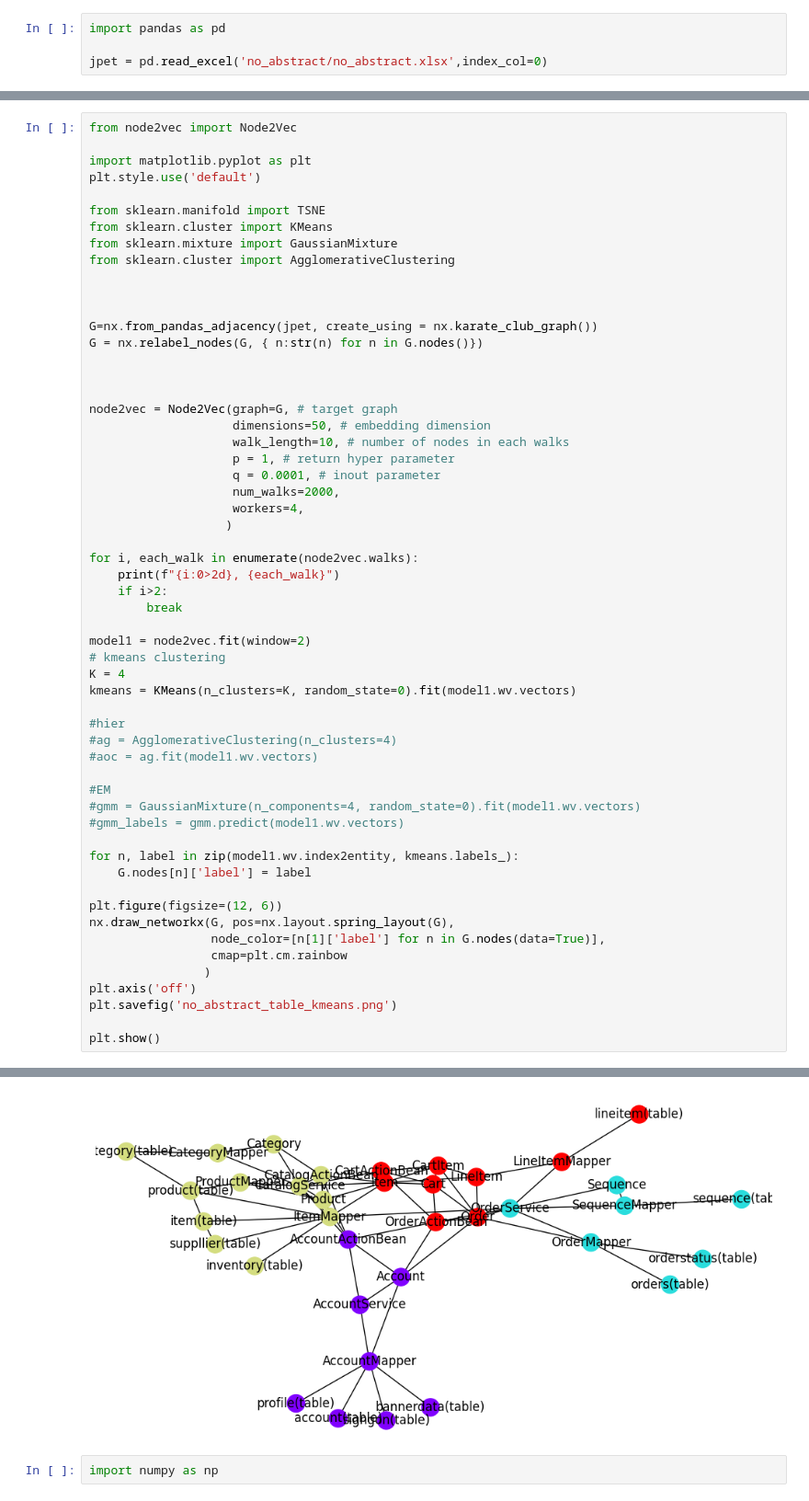
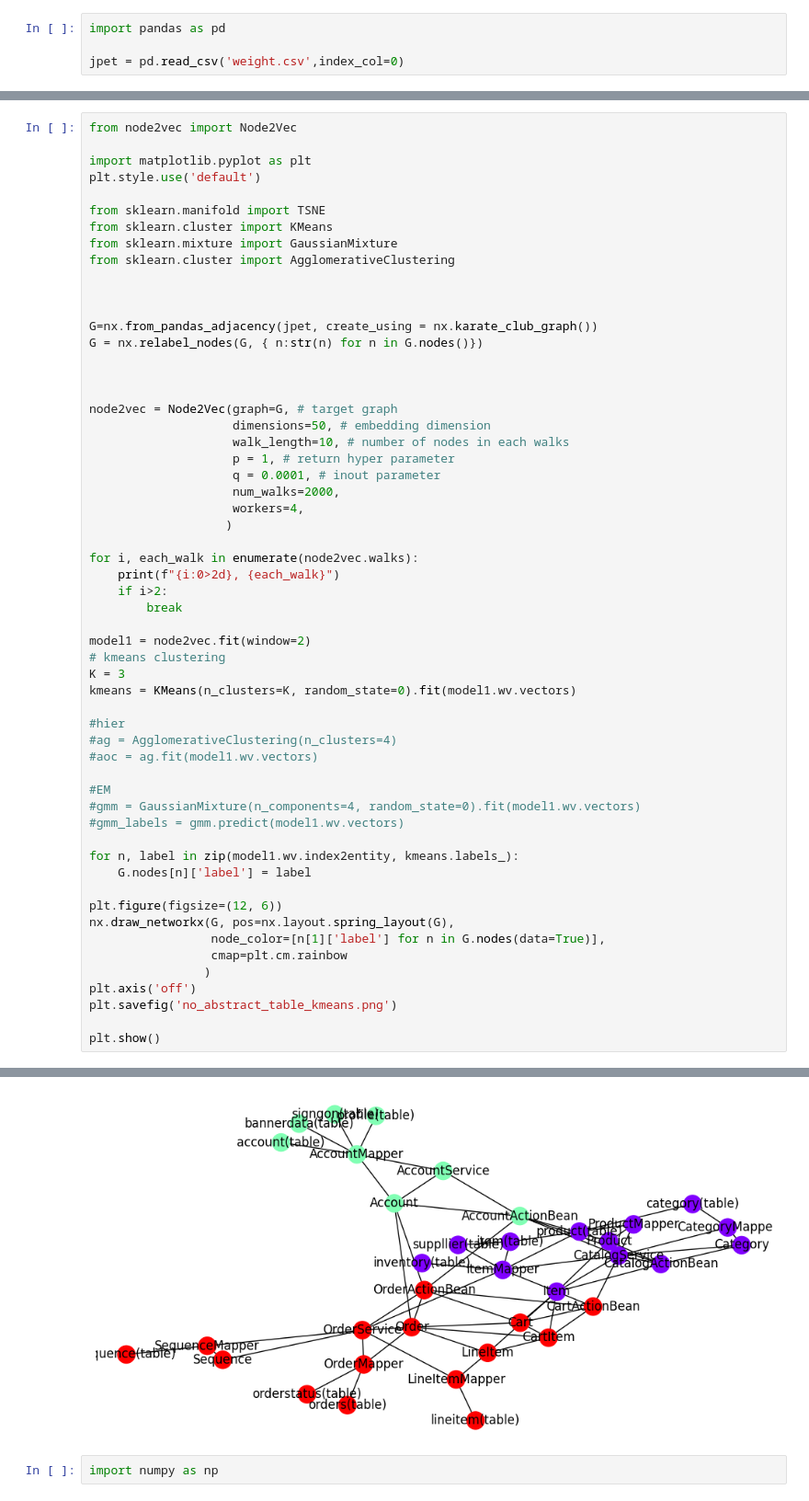
Before and after one commit to M4nare/jpet_n2v_clustering, a Jupyter notebook: main.ipynb, the cells around one changed output, grey strips where cells are left out. Shown at 92% size. Drawn from its saved outputs; the diff is of its cells as text.

```diff
--- a/main.ipynb
+++ b/main.ipynb
@@ -1,7 +1,7 @@
 # %%
 import pandas as pd
 
-jpet = pd.read_excel('no_abstract/no_abstract.xlsx',index_col=0)
+jpet = pd.read_csv('weight.csv',index_col=0)
 # %%
 jpet
 # %% [output]
@@ -85,7 +84,7 @@ for i, each_walk in enumerate(node2vec.walks):
 
 model1 = node2vec.fit(window=2)
 # kmeans clustering
-K = 4
+K = 3
 kmeans = KMeans(n_clusters=K, random_state=0).fit(model1.wv.vectors)
 
 #hier
@@ -116,4 +115,4 @@ plt.show()
-[figure, old version]
+[figure, new version]
 # %%
 import numpy as np
 # %%
```
Also changed, not shown: parts of 3 cells of this notebook, 1 other file.
